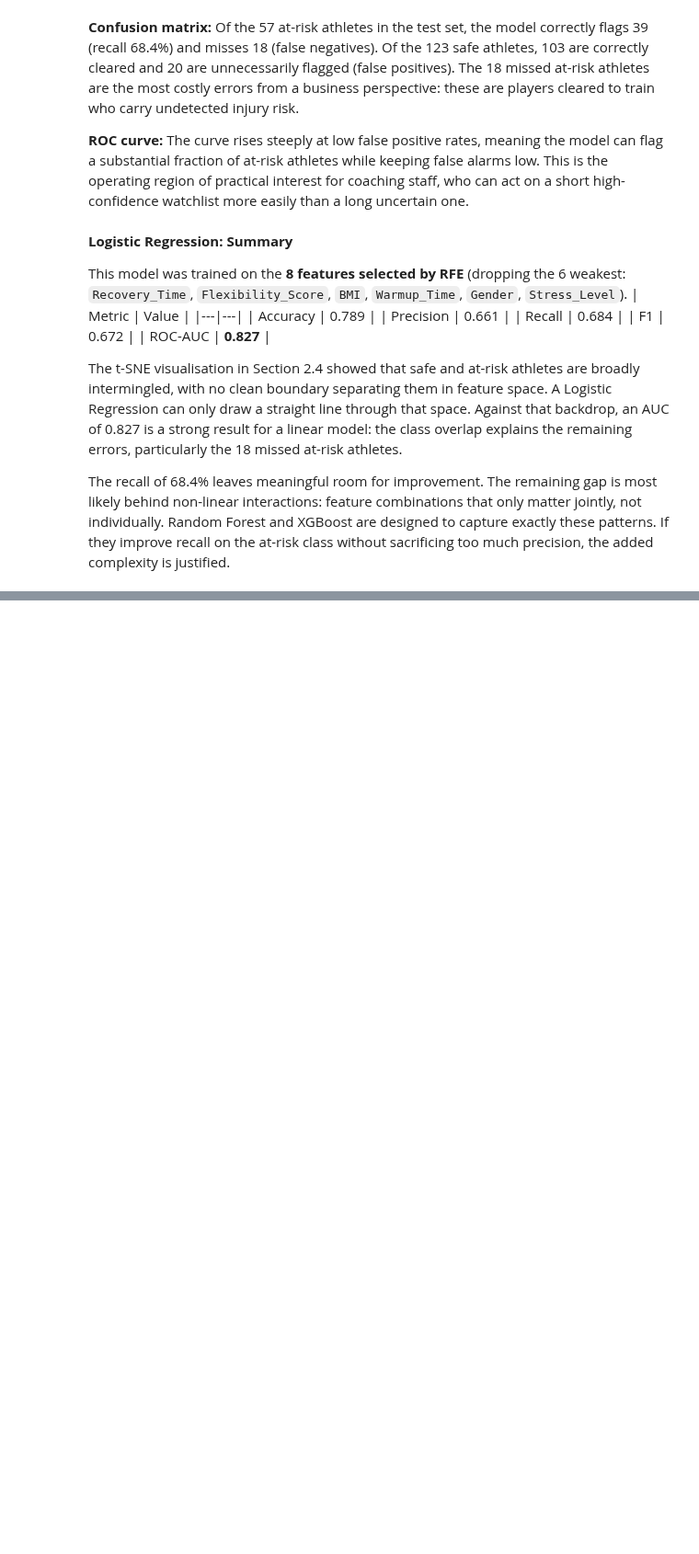
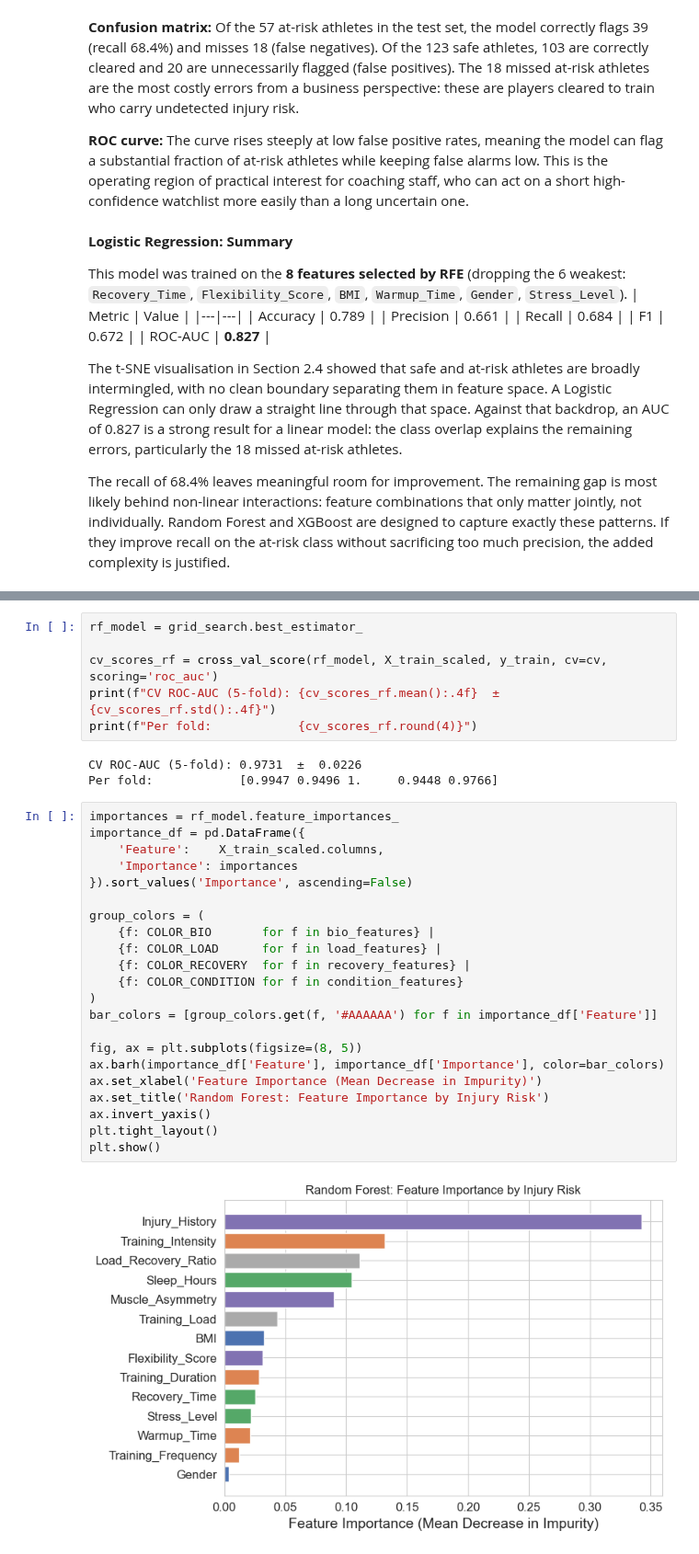
Before and after one commit to letti70033/ML-Athlete-Injury-Risk-Prediction, a Jupyter notebook: notebooks/injury_risk_model.ipynb, the cells around one changed output, grey strips where cells are left out. Shown at 92% size. Drawn from its saved outputs; the diff is of its cells as text; blank space fills up the shorter version.

Commit message:
add Random Forest and XGBoost Model

```diff
--- a/notebooks/injury_risk_model.ipynb
+++ b/notebooks/injury_risk_model.ipynb
@@ -929,0 +977,33 @@ The recall of 68.4% leaves meaningful room for improvement. The remaining gap is
+# %%
+rf_model = grid_search.best_estimator_
+
+cv_scores_rf = cross_val_score(rf_model, X_train_scaled, y_train, cv=cv, scoring='roc_auc')
+print(f"CV ROC-AUC (5-fold): {cv_scores_rf.mean():.4f}  ±  {cv_scores_rf.std():.4f}")
+print(f"Per fold:            {cv_scores_rf.round(4)}")
+# %% [output]
+CV ROC-AUC (5-fold): 0.9731  ±  0.0226
+Per fold:            [0.9947 0.9496 1.     0.9448 0.9766]
+# %%
+importances = rf_model.feature_importances_
+importance_df = pd.DataFrame({
+    'Feature':    X_train_scaled.columns,
+    'Importance': importances
+}).sort_values('Importance', ascending=False)
+
+group_colors = (
+    {f: COLOR_BIO       for f in bio_features} |
+    {f: COLOR_LOAD      for f in load_features} |
+    {f: COLOR_RECOVERY  for f in recovery_features} |
+    {f: COLOR_CONDITION for f in condition_features}
+)
+bar_colors = [group_colors.get(f, '#AAAAAA') for f in importance_df['Feature']]
+
+fig, ax = plt.subplots(figsize=(8, 5))
+ax.barh(importance_df['Feature'], importance_df['Importance'], color=bar_colors)
+ax.set_xlabel('Feature Importance (Mean Decrease in Impurity)')
+ax.set_title('Random Forest: Feature Importance by Injury Risk')
+ax.invert_yaxis()
+plt.tight_layout()
+plt.show()
+# %% [output]
+[figure, added]
```
Also changed, not shown: parts of 19 cells of this notebook.
